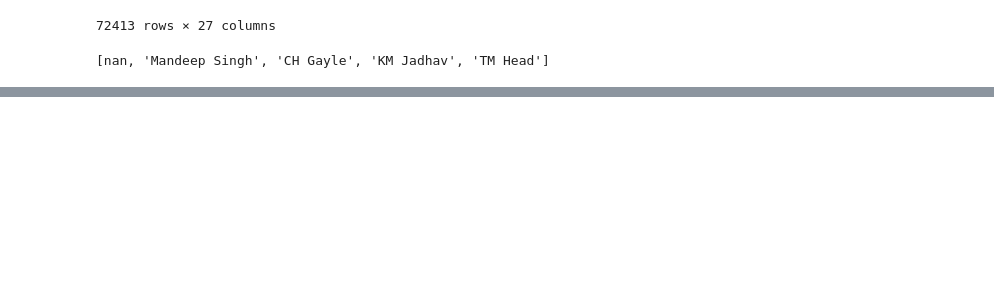
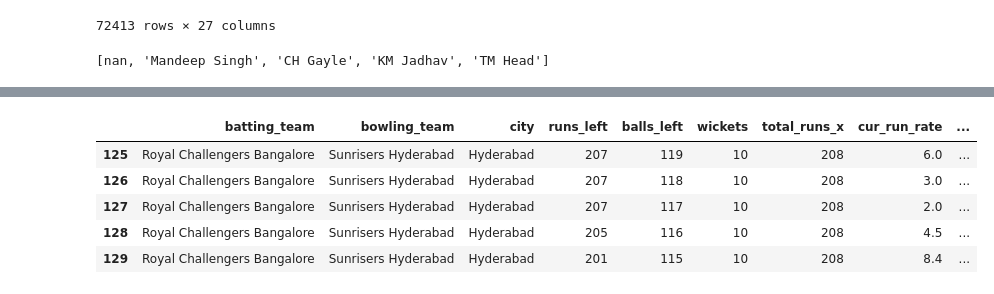
Before and after one commit to lawalsegun2025/ipl_match_win_predictor, a Jupyter notebook: ipl_win_probability_predictor.ipynb, the cells around one changed output, grey strips where cells are left out. Saved outputs shown, nothing was run; the diff lists cells and outputs as text; code cells hidden in the pictures; blank space fills up the shorter version.

```diff
--- a/ipl_win_probability_predictor.ipynb
+++ b/ipl_win_probability_predictor.ipynb
@@ -455,0 +456,14 @@ sns.countplot(x="result", data=delivery_df);
+# %%
+# Select only specific columns
+final_df = delivery_df[['batting_team','bowling_team','city','runs_left',
+                        'balls_left','wickets','total_runs_x','cur_run_rate',
+                        'req_run_rate','result']]
+
+final_df.head()
+# %% [output]
+|  | batting_team | bowling_team | city | runs_left | balls_left | wickets | total_runs_x | cur_run_rate | ... |
+| 125 | Royal Challengers Bangalore | Sunrisers Hyderabad | Hyderabad | 207 | 119 | 10 | 208 | 6.0 | ... |
+| 126 | Royal Challengers Bangalore | Sunrisers Hyderabad | Hyderabad | 207 | 118 | 10 | 208 | 3.0 | ... |
+| 127 | Royal Challengers Bangalore | Sunrisers Hyderabad | Hyderabad | 207 | 117 | 10 | 208 | 2.0 | ... |
+| 128 | Royal Challengers Bangalore | Sunrisers Hyderabad | Hyderabad | 205 | 116 | 10 | 208 | 4.5 | ... |
+| 129 | Royal Challengers Bangalore | Sunrisers Hyderabad | Hyderabad | 201 | 115 | 10 | 208 | 8.4 | ... |
```
Also changed, not shown: parts of 14 cells of this notebook.
